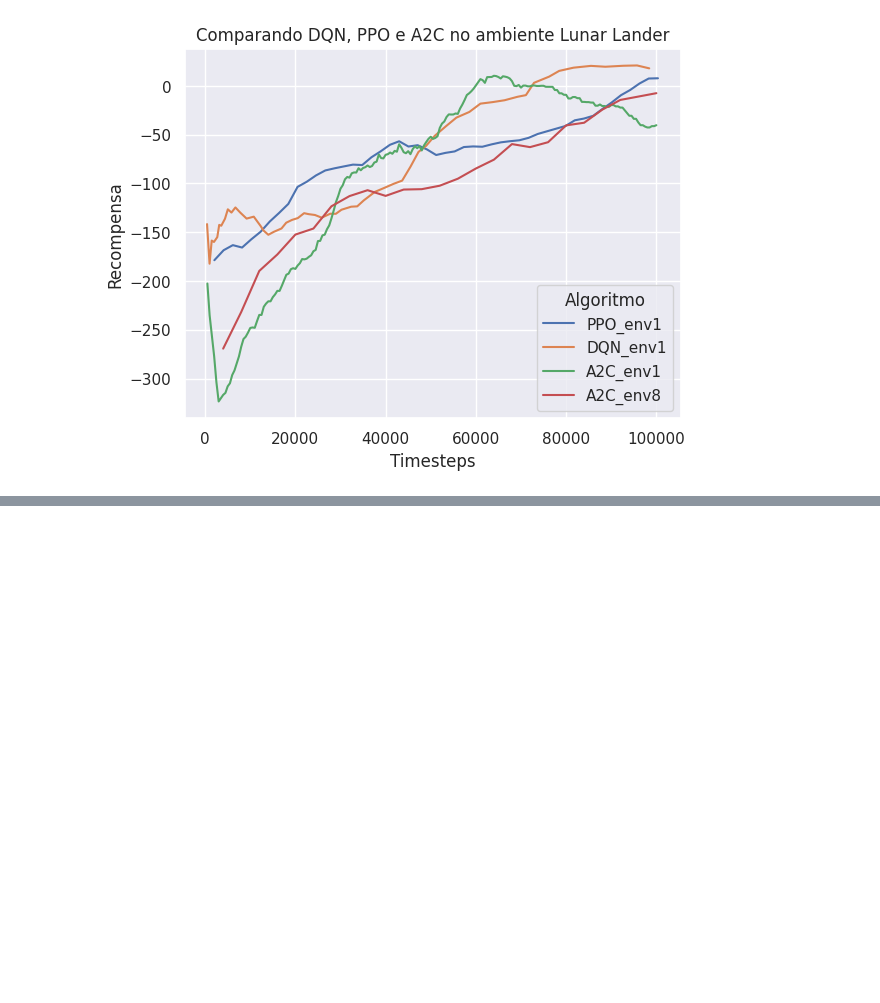
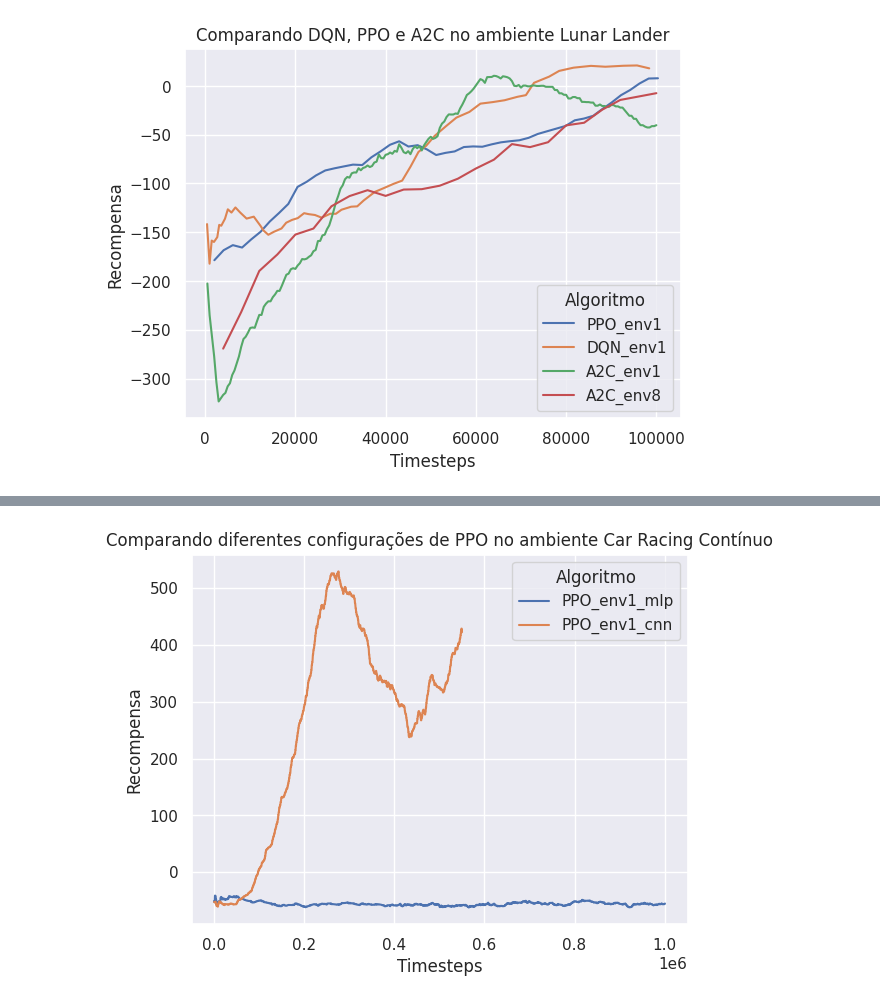
Before and after one commit to fbarth/rl_compare, a Jupyter notebook: analise_curva_aprendizado.ipynb, the cells around one changed output, grey strips where cells are left out. Drawn from its saved outputs; the diff is of its cells as text; code cells hidden in the pictures; blank space fills up the shorter version.

```diff
--- a/analise_curva_aprendizado.ipynb
+++ b/analise_curva_aprendizado.ipynb
@@ -196,0 +204,31 @@ plt.show()
+# %%
+import seaborn as sns
+import pandas as pd
+import matplotlib.pyplot as plt
+sns.set_theme(style="darkgrid")
+
+attr = ['time/total_timesteps','time/time_elapsed','rollout/ep_rew_mean']
+
+car_racing_continuo_ppo_mlp_1_env = pd.read_csv('results/car_racing_continous_ppo_mlp_1_env/progress.csv')
+car_racing_continuo_ppo_mlp_1_env = car_racing_continuo_ppo_mlp_1_env[attr]
+
+car_racing_continuo_cnn_ppo_env_1 = pd.read_csv('results/car_racing_continuous_cnn_ppo_env_1/progress.csv')
+car_racing_continuo_cnn_ppo_env_1 = car_racing_continuo_cnn_ppo_env_1[attr]
+# %%
+car_racing_continuo_ppo_mlp_1_env['algol'] = 'PPO_env1_mlp'
+car_racing_continuo_cnn_ppo_env_1['algol'] = 'PPO_env1_cnn'
+
+df = pd.concat([
+    car_racing_continuo_ppo_mlp_1_env,
+    car_racing_continuo_cnn_ppo_env_1])
+
+df = df.reset_index(drop=True)
+# %%
+sns.lineplot(x="time/total_timesteps", y="rollout/ep_rew_mean", hue='algol', data=df)
+plt.xlabel('Timesteps')
+plt.ylabel('Recompensa')
+plt.title('Comparando diferentes configurações de PPO no ambiente Car Racing Contínuo')
+plt.legend(title='Algoritmo')
+plt.show()
+# %% [output]
+[figure, added]
```
Also changed, not shown: parts of 5 cells of this notebook.
